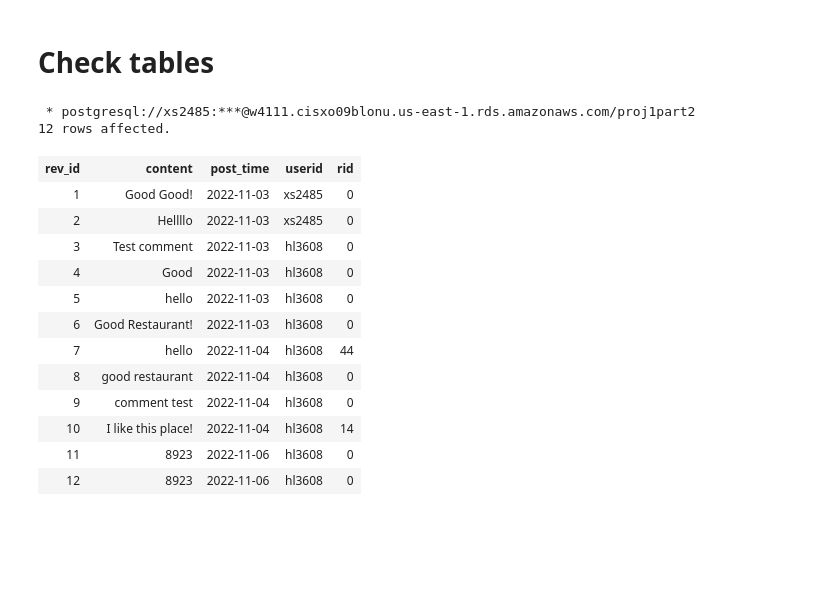
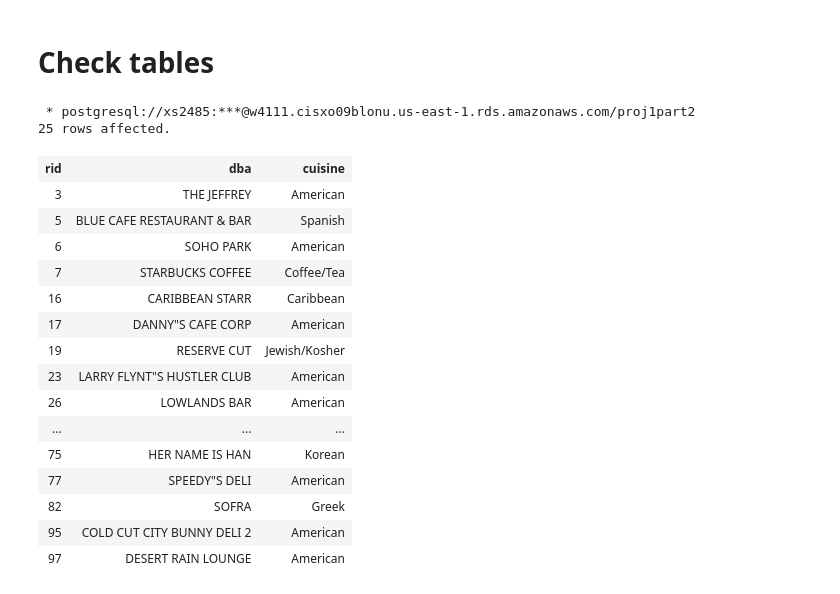
Before and after one commit to Xiaoyang-Song/NYC-Restaurant-Inspection-Database, a Jupyter notebook: 4111p1.ipynb, the cells around one changed output. Cells and saved outputs as stored; diff of their text form; code cells hidden in the pictures; blank space fills up the shorter version.

```diff
--- a/4111p1.ipynb
+++ b/4111p1.ipynb
@@ -845,24 +845,27 @@ LIMIT 1
 # Check tables
 # %%
 %%sql
-SELECT *
-FROM reviews_post_own
+SELECT R.rid, R.dba, R.cuisine FROM Restaurant AS R, Graded as GR, Grade as G WHERE GR.rid = R.rid AND GR.gid = G.gid AND G.grade='A'
+--FROM reviews_post_own
 # %% [output]
  * postgresql://xs2485:***@w4111.cisxo09blonu.us-east-1.rds.amazonaws.com/proj1part2
-12 rows affected.
+25 rows affected.
-| rev_id | content | post_time | userid | rid |
-| 1 | Good Good! | 2022-11-03 | xs2485 | 0 |
-| 2 | Hellllo | 2022-11-03 | xs2485 | 0 |
-| 3 | Test comment | 2022-11-03 | hl3608 | 0 |
-| 4 | Good | 2022-11-03 | hl3608 | 0 |
-| 5 | hello | 2022-11-03 | hl3608 | 0 |
-| 6 | Good Restaurant! | 2022-11-03 | hl3608 | 0 |
-| 7 | hello | 2022-11-04 | hl3608 | 44 |
-| 8 | good restaurant | 2022-11-04 | hl3608 | 0 |
-| 9 | comment test | 2022-11-04 | hl3608 | 0 |
-| 10 | I like this place! | 2022-11-04 | hl3608 | 14 |
-| 11 | 8923 | 2022-11-06 | hl3608 | 0 |
-| 12 | 8923 | 2022-11-06 | hl3608 | 0 |
+| rid | dba | cuisine |
+| 3 | THE JEFFREY | American |
+| 5 | BLUE CAFE RESTAURANT & BAR | Spanish |
+| 6 | SOHO PARK | American |
+| 7 | STARBUCKS COFFEE | Coffee/Tea |
+| 16 | CARIBBEAN STARR | Caribbean |
+| 17 | DANNY"S CAFE CORP | American |
+| 19 | RESERVE CUT | Jewish/Kosher |
+| 23 | LARRY FLYNT"S HUSTLER CLUB | American |
+| 26 | LOWLANDS BAR | American |
+| ... | ... | ... |
+| 75 | HER NAME IS HAN | Korean |
+| 77 | SPEEDY"S DELI | American |
+| 82 | SOFRA | Greek |
+| 95 | COLD CUT CITY BUNNY DELI 2 | American |
+| 97 | DESERT RAIN LOUNGE | American |
 # %%
 from users import *
 del_feel(connection, 'xs2485', 0)
```
Also changed, not shown: 2 other files.
